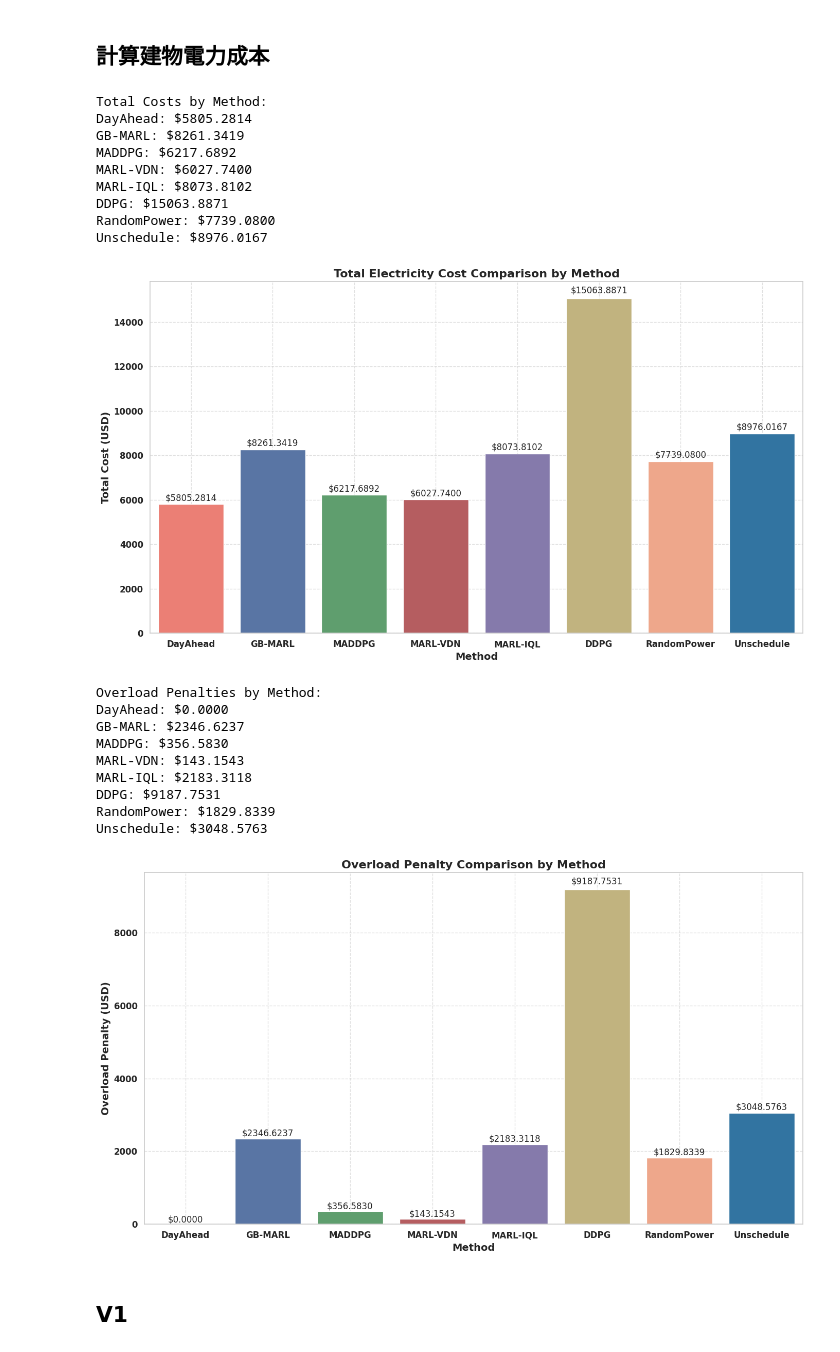
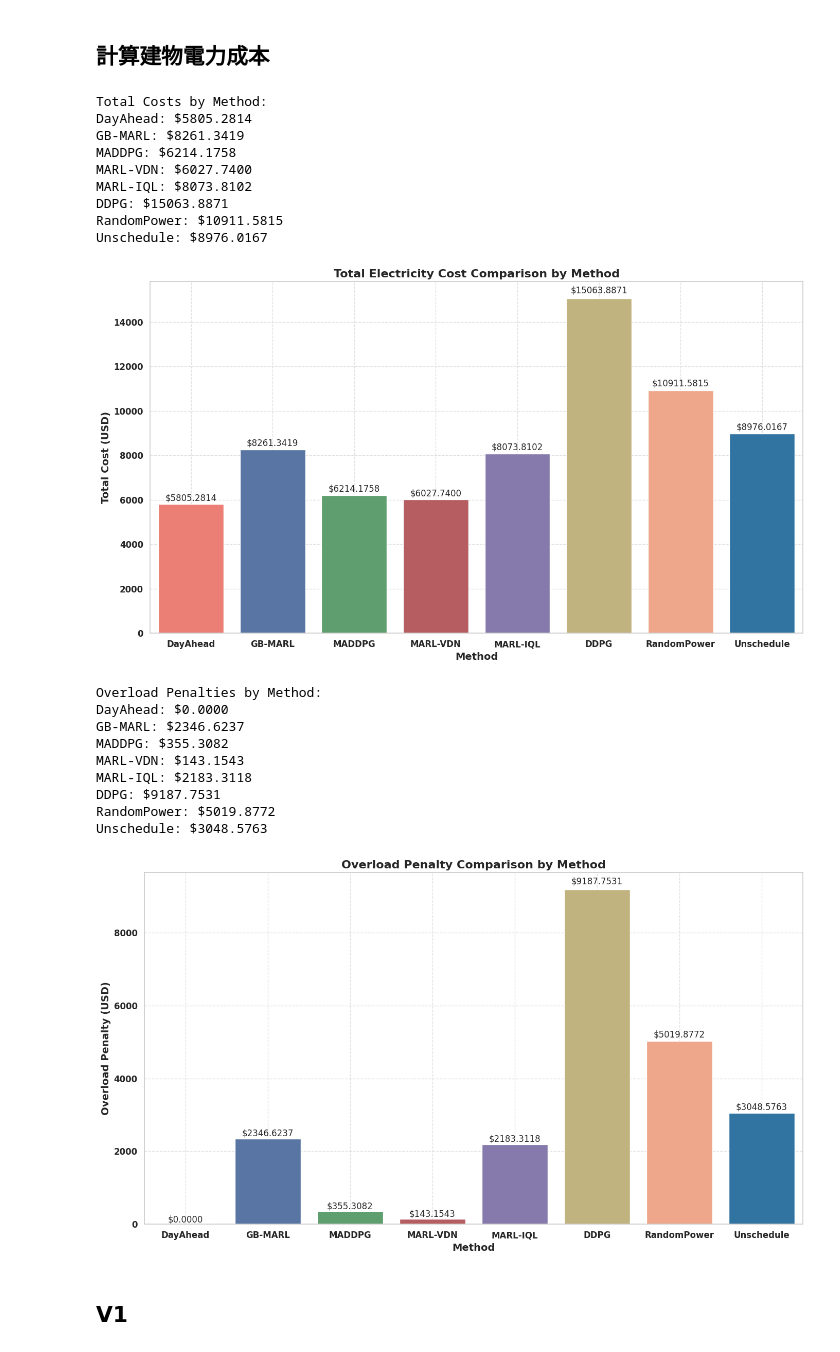
Before and after one commit to carlwang49/MY_WORK, a Jupyter notebook: Evaluation.ipynb, the cells around one changed output. Saved outputs shown, nothing was run; the diff lists cells and outputs as text; code cells hidden in the pictures.

```diff
--- a/Evaluation.ipynb
+++ b/Evaluation.ipynb
@@ -196,14 +196,14 @@ soc_file = '/soc_history.csv'
 charging_file = '/charging_records.csv'
 
 
-DayAhead_dir = './Result/DayAheadSchedule_09-01_09-30_num10_sim_v0/3'
+DayAhead_dir = './Result/DayAhead_09-01_09-30_num10_sim_v0/1'
 GB_MARL_dir = './Result/GB-MARL-v2_alpha0.5_beta0.1_num10_s0/3'
-MADDPG_dir = './Result/MADDPG_07-01_09-01_10_sim_v0/1'
+MADDPG_dir = './Results/MADDPG_07-01_09-01_10_sim_v0/2'
 VDN_dir = './Result/VDN-MARL_alpha0.5_beta0.5_num10_sim_v0/1'
 IQL_dir = './Result/IQL-MARL_07-01_09-01_10_sim_v0/1'
 DDPG_dir = './Result/DDPG_alpha0.5_beta0.5_10_sim_v0/1'
-Random_dir = './Result/RandomPower_09-01_09-30_10_sim_v0/1'
-Unschedule_dir = './Result/Unschedule_09-01_09-30_10_sim_v0/1'
+Random_dir = './Result/RandomPower_09-01_09-30_10_sim_v0/3'
+Unschedule_dir = './Result/Unschedule_09-01_09-30_10_sim_v0/2'
 
 DayAhead_building_file = DayAhead_dir + building_file
 GB_MARL_building_file = GB_MARL_dir + test_building_file
@@ -301,39 +301,39 @@ plt.show()
 
 # ax.set_xlabel('Method', fontsize=14, fontweight='bold')
 # ax.set_ylabel('Current Tariff (USD)', fontsize=14, fontweight='bold')
 # ax.set_title('Current Tariff Comparison by Method', fontsize=16, fontweight='bold')
 # ax.grid(True, linestyle='--', alpha=0.6)
 
 # for bar, yval in zip(bars.patches, current_tariffs):
 #     height = bar.get_height()
 #     ax.text(bar.get_x() + bar.get_width()/2, height + 0.01 * height, f'${height:.2f}', ha='center', va='bottom', fontsize=12)
 
 # plt.xticks(fontsize=12, fontweight='bold')
 # plt.yticks(fontsize=12, fontweight='bold')
 # plt.tight_layout()
 
 # plt.show()
 # %% [output]
 Total Costs by Method:
 DayAhead: $5805.2814
 GB-MARL: $8261.3419
-MADDPG: $6217.6892
+MADDPG: $6214.1758
 MARL-VDN: $6027.7400
 MARL-IQL: $8073.8102
 DDPG: $15063.8871
-RandomPower: $7739.0800
+RandomPower: $10911.5815
 Unschedule: $8976.0167
-[figure, old version]
+[figure, new version]
 Overload Penalties by Method:
 DayAhead: $0.0000
 GB-MARL: $2346.6237
-MADDPG: $356.5830
+MADDPG: $355.3082
 MARL-VDN: $143.1543
 MARL-IQL: $2183.3118
 DDPG: $9187.7531
-RandomPower: $1829.8339
+RandomPower: $5019.8772
 Unschedule: $3048.5763
-[figure, old version]
+[figure, new version]
 # %% [markdown]
 ## V1
 # %%
```
Also changed, not shown: parts of 7 cells of this notebook, 8 other files.
